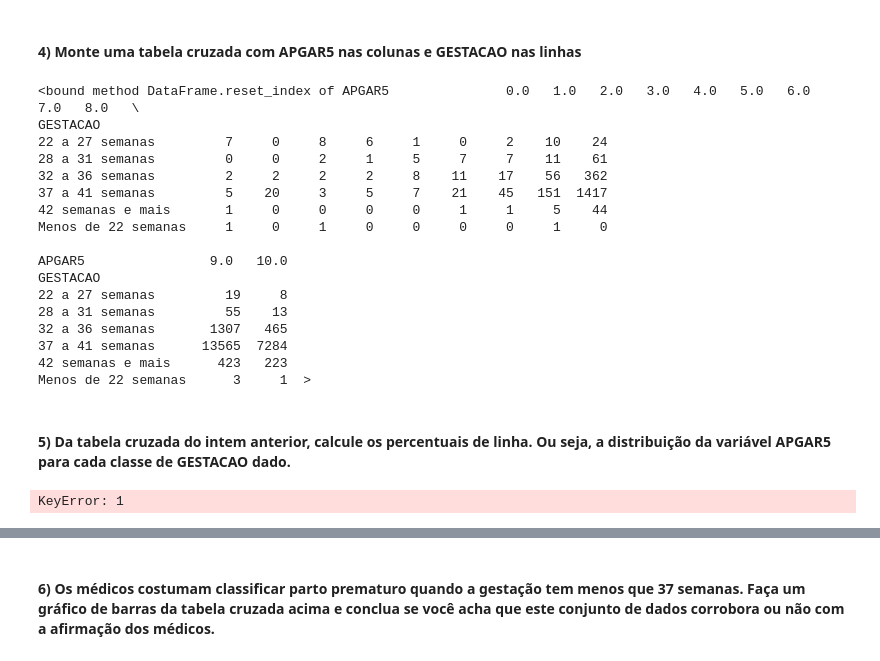
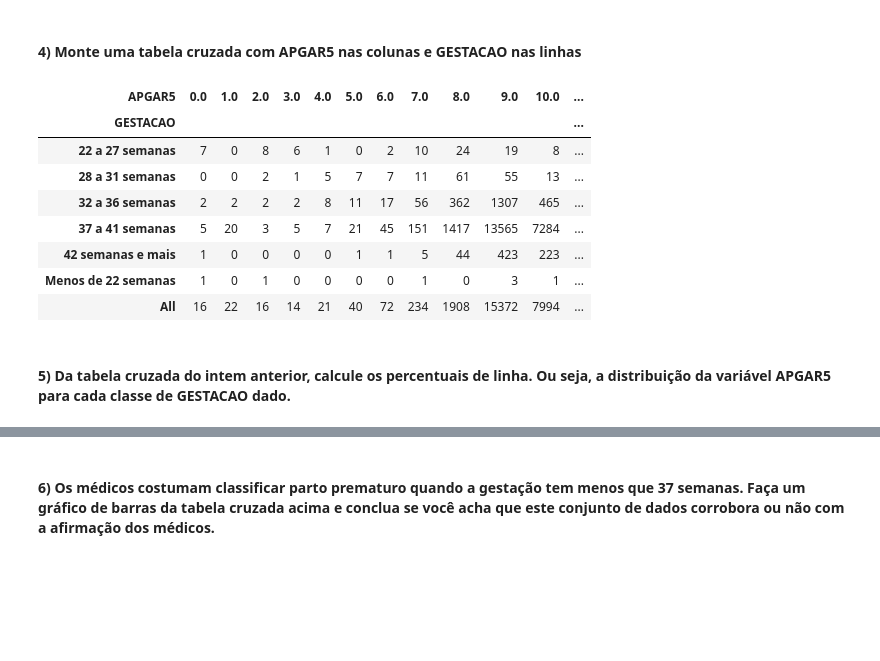
Before and after one commit to diegofurukawa/Python_Ebac, a Jupyter notebook: Profissao_Cientista_de_Dados/02_Cientista_de_Dados/Modulo_06_-_Descritiva_I/Exercicio_03/mod06 Tarefa 3.ipynb, the cells around one changed output, grey strips where cells are left out. Cells and saved outputs as stored; diff of their text form; code cells hidden in the pictures; blank space fills up the shorter version.

```diff
--- a/Profissao_Cientista_de_Dados/02_Cientista_de_Dados/Modulo_06_-_Descritiva_I/Exercicio_03/mod06 Tarefa 3.ipynb
+++ b/Profissao_Cientista_de_Dados/02_Cientista_de_Dados/Modulo_06_-_Descritiva_I/Exercicio_03/mod06 Tarefa 3.ipynb
@@ -79,38 +79,27 @@ sns.displot(data = sinasc_grafico[['GESTACAO', 'SEXO', 'APGAR5']]
 [figure]
 # %% [markdown]
 ####  4) Monte uma tabela cruzada com APGAR5 nas colunas e GESTACAO nas linhas
-# %%
-
-
-sinasc_grafico_crosstable = pd.crosstab(index = sinasc_grafico['GESTACAO'], columns = sinasc_grafico['APGAR5'])
-
-sinasc_grafico_crosstable = sinasc_grafico_crosstable.reset_index
-
-sinasc_grafico_crosstable
-# %% [output]
-<bound method DataFrame.reset_index of APGAR5               0.0   1.0   2.0   3.0   4.0   5.0   6.0   7.0   8.0   \
-GESTACAO
-22 a 27 semanas         7     0     8     6     1     0     2    10    24
-28 a 31 semanas         0     0     2     1     5     7     7    11    61
-32 a 36 semanas         2     2     2     2     8    11    17    56   362
-37 a 41 semanas         5    20     3     5     7    21    45   151  1417
-42 semanas e mais       1     0     0     0     0     1     1     5    44
-Menos de 22 semanas     1     0     1     0     0     0     0     1     0
-
-APGAR5                9.0   10.0
-GESTACAO
-22 a 27 semanas         19     8
-28 a 31 semanas         55    13
-32 a 36 semanas       1307   465
-37 a 41 semanas      13565  7284
-42 semanas e mais      423   223
-Menos de 22 semanas      3     1  >
+# %%
+
+
+sinasc_grafico_crosstable = pd.crosstab(index = sinasc_grafico['GESTACAO']
+                                        ,rownames=['GESTACAO']
+                                        ,margins = True
+                                        ,columns = sinasc_grafico['APGAR5'])
+
+# convert the tuple of tuples to a Pandas DataFrame
+# sinasc_grafico_crosstable = pd.DataFrame(sinasc_grafico_crosstable, columns=['GESTACAO','0.0','1.0','2.0','3.0','4.0','5.0','6.0','7.0','8.0','9.0','10.0'])
+
+sinasc_grafico_crosstable
+# %% [output]
+| APGAR5 | 0.0 | 1.0 | 2.0 | 3.0 | 4.0 | 5.0 | 6.0 | 7.0 | 8.0 | 9.0 | 10.0 | ... |
+| GESTACAO |  |  |  |  |  |  |  |  |  |  |  | ... |
+| 22 a 27 semanas | 7 | 0 | 8 | 6 | 1 | 0 | 2 | 10 | 24 | 19 | 8 | ... |
+| 28 a 31 semanas | 0 | 0 | 2 | 1 | 5 | 7 | 7 | 11 | 61 | 55 | 13 | ... |
+| 32 a 36 semanas | 2 | 2 | 2 | 2 | 8 | 11 | 17 | 56 | 362 | 1307 | 465 | ... |
+| 37 a 41 semanas | 5 | 20 | 3 | 5 | 7 | 21 | 45 | 151 | 1417 | 13565 | 7284 | ... |
+| 42 semanas e mais | 1 | 0 | 0 | 0 | 0 | 1 | 1 | 5 | 44 | 423 | 223 | ... |
+| Menos de 22 semanas | 1 | 0 | 1 | 0 | 0 | 0 | 0 | 1 | 0 | 3 | 1 | ... |
+| All | 16 | 22 | 16 | 14 | 21 | 40 | 72 | 234 | 1908 | 15372 | 7994 | ... |
 # %% [markdown]
 ####  5) Da tabela cruzada do intem anterior, calcule os percentuais de linha. Ou seja, a distribuição da variável APGAR5 para cada classe de GESTACAO dado.
-# %%
-
-#sinasc_grafico_crosstable.loc[(sinasc_grafico_crosstable['GESTACAO'] == '22 a 27 semanas')]
-
-sinasc_grafico_crosstable.loc[1]
-# %% [output]
-KeyError: 1
```
Also changed, not shown: parts of 4 cells of this notebook.
